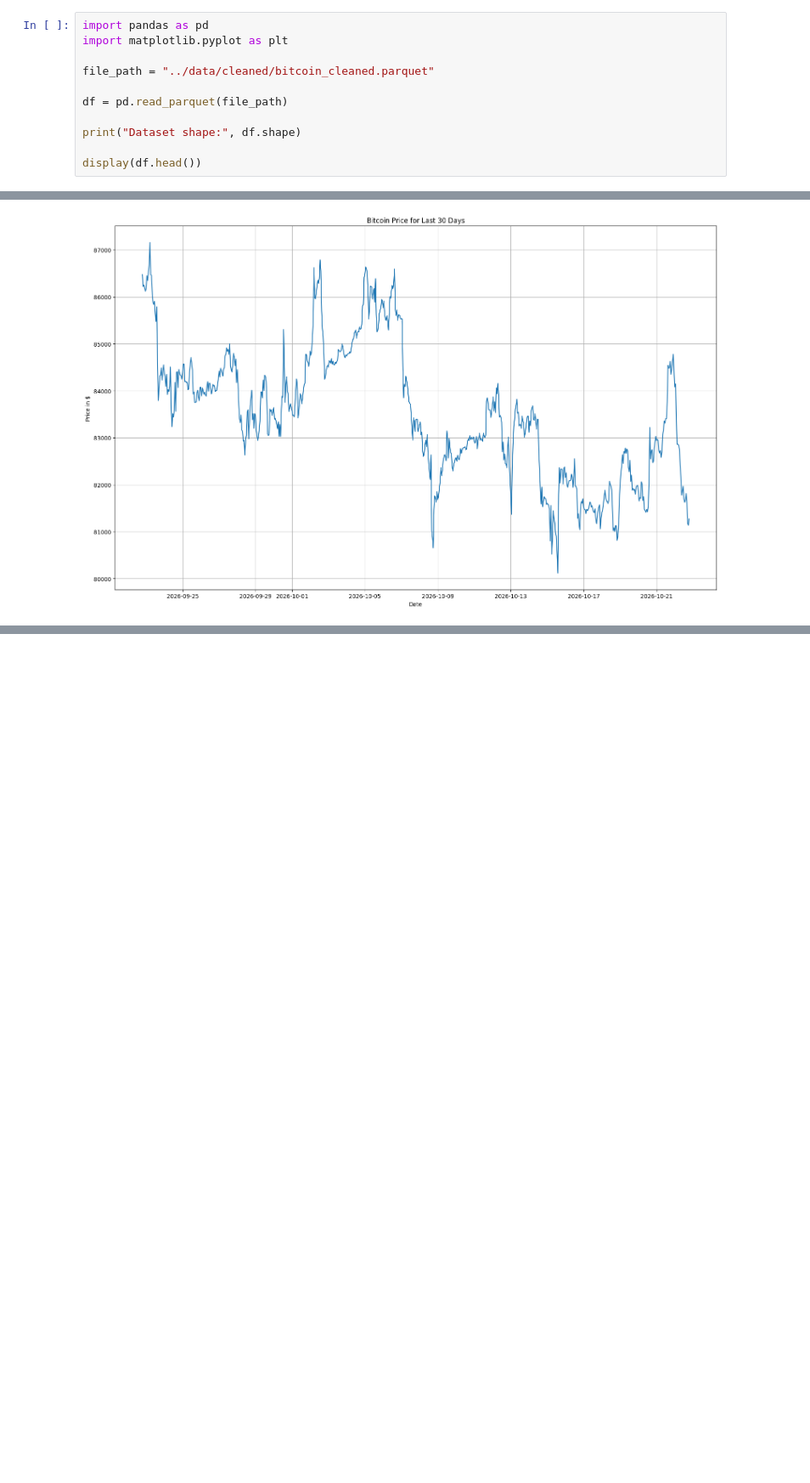
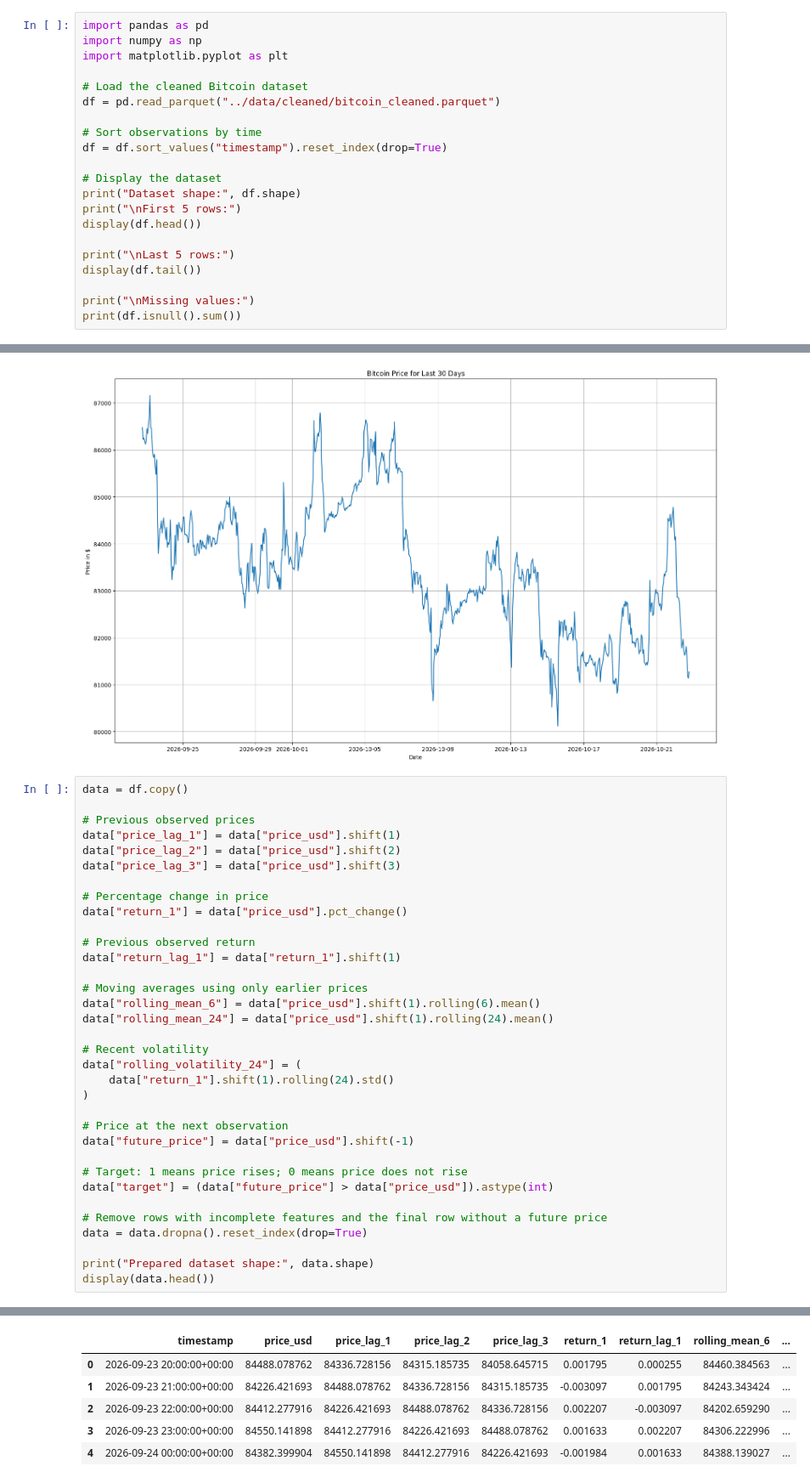
Before and after one commit to darshanijadhav29/quanntt, a Jupyter notebook: notebooks/model.ipynb, the cells around one changed output, grey strips where cells are left out. Shown at 85% size. Drawn from its saved outputs; the diff is of its cells as text; blank space fills up the shorter version.

```diff
--- a/notebooks/model.ipynb
+++ b/notebooks/model.ipynb
@@ -1,13 +1,23 @@
 # %%
 import pandas as pd
+import numpy as np
 import matplotlib.pyplot as plt
 
-file_path = "../data/cleaned/bitcoin_cleaned.parquet"
+# Load the cleaned Bitcoin dataset
+df = pd.read_parquet("../data/cleaned/bitcoin_cleaned.parquet")
 
-df = pd.read_parquet(file_path)
+# Sort observations by time
+df = df.sort_values("timestamp").reset_index(drop=True)
 
+# Display the dataset
 print("Dataset shape:", df.shape)
+print("\nFirst 5 rows:")
+display(df.head())
 
-display(df.head())
+print("\nLast 5 rows:")
+display(df.tail())
+
+print("\nMissing values:")
+print(df.isnull().sum())
 # %% [output]
 Dataset shape: (721, 2)
@@ -64,3 +54,38 @@ plt.tight_layout()
 plt.show()
 # %% [output]
 [figure]
+# %%
+data = df.copy()
+
+# Previous observed prices
+data["price_lag_1"] = data["price_usd"].shift(1)
+data["price_lag_2"] = data["price_usd"].shift(2)
+data["price_lag_3"] = data["price_usd"].shift(3)
+
+# Percentage change in price
+data["return_1"] = data["price_usd"].pct_change()
+
+# Previous observed return
+data["return_lag_1"] = data["return_1"].shift(1)
+
+# Moving averages using only earlier prices
+data["rolling_mean_6"] = data["price_usd"].shift(1).rolling(6).mean()
+data["rolling_mean_24"] = data["price_usd"].shift(1).rolling(24).mean()
+
+# Recent volatility
+data["rolling_volatility_24"] = (
+    data["return_1"].shift(1).rolling(24).std()
+)
+
+# Price at the next observation
+data["future_price"] = data["price_usd"].shift(-1)
+
+# Target: 1 means price rises; 0 means price does not rise
+data["target"] = (data["future_price"] > data["price_usd"]).astype(int)
+
+# Remove rows with incomplete features and the final row without a future price
+data = data.dropna().reset_index(drop=True)
+
+print("Prepared dataset shape:", data.shape)
+display(data.head())
+# %% [output]
@@ -66,0 +93,6 @@ plt.show()
+|  | timestamp | price_usd | price_lag_1 | price_lag_2 | price_lag_3 | return_1 | return_lag_1 | rolling_mean_6 | ... |
+| 0 | 2026-09-23 20:00:00+00:00 | 84488.078762 | 84336.728156 | 84315.185735 | 84058.645715 | 0.001795 | 0.000255 | 84460.384563 | ... |
+| 1 | 2026-09-23 21:00:00+00:00 | 84226.421693 | 84488.078762 | 84336.728156 | 84315.185735 | -0.003097 | 0.001795 | 84243.343424 | ... |
+| 2 | 2026-09-23 22:00:00+00:00 | 84412.277916 | 84226.421693 | 84488.078762 | 84336.728156 | 0.002207 | -0.003097 | 84202.659290 | ... |
+| 3 | 2026-09-23 23:00:00+00:00 | 84550.141898 | 84412.277916 | 84226.421693 | 84488.078762 | 0.001633 | 0.002207 | 84306.222996 | ... |
+| 4 | 2026-09-24 00:00:00+00:00 | 84382.399904 | 84550.141898 | 84412.277916 | 84226.421693 | -0.001984 | 0.001633 | 84388.139027 | ... |
```
Also changed, not shown: parts of 9 cells of this notebook, 1 other file.
